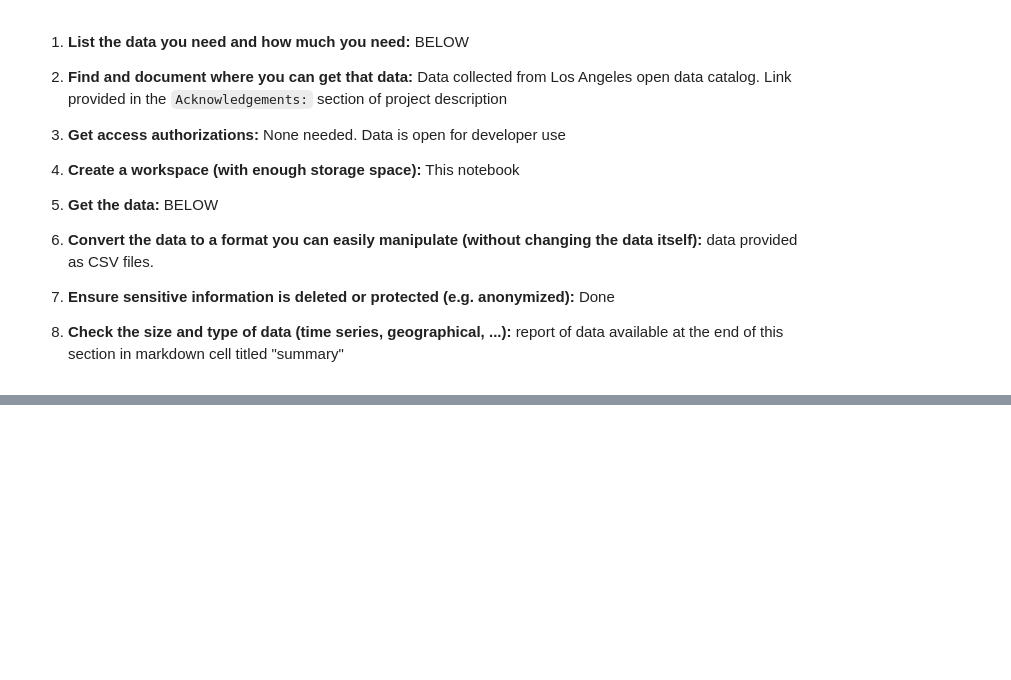
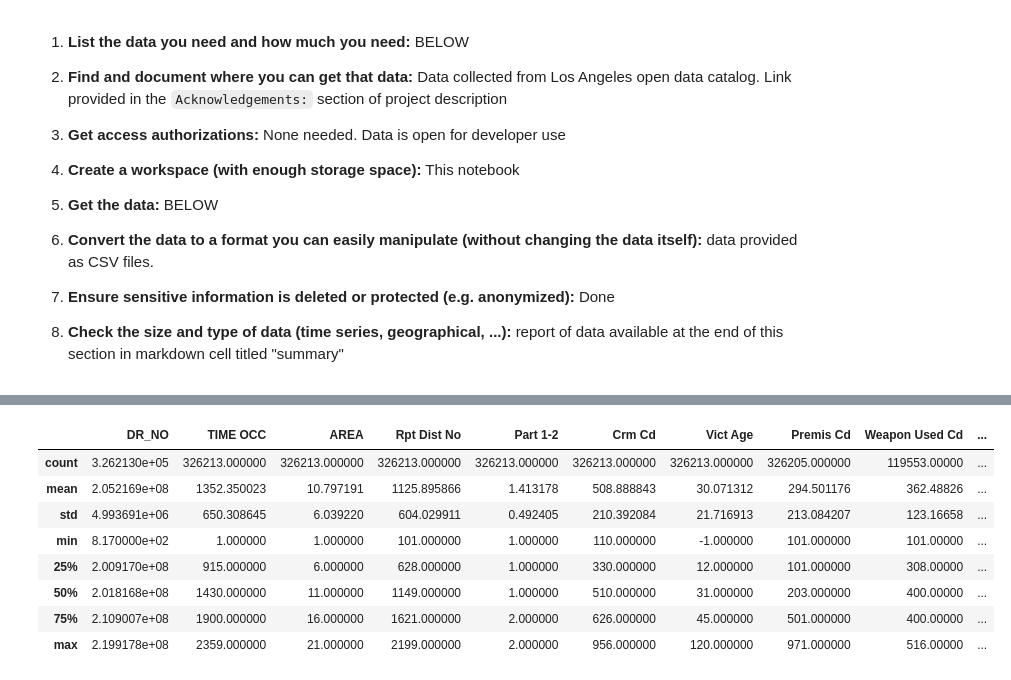
Before and after one commit to cojitamboe15/LACrimeDataML, a Jupyter notebook: LACrimeML.ipynb, the cells around one changed output, grey strips where cells are left out. Saved outputs shown, nothing was run; the diff lists cells and outputs as text; code cells hidden in the pictures; blank space fills up the shorter version.

Commit message:
Worked on getting the data

```diff
--- a/LACrimeML.ipynb
+++ b/LACrimeML.ipynb
@@ -102,0 +104,13 @@ data
+# %%
+# A further look into the features
+data.describe()
+# %% [output]
+|  | DR_NO | TIME OCC | AREA | Rpt Dist No | Part 1-2 | Crm Cd | Vict Age | Premis Cd | Weapon Used Cd | ... |
+| count | 3.262130e+05 | 326213.000000 | 326213.000000 | 326213.000000 | 326213.000000 | 326213.000000 | 326213.000000 | 326205.000000 | 119553.00000 | ... |
+| mean | 2.052169e+08 | 1352.350023 | 10.797191 | 1125.895866 | 1.413178 | 508.888843 | 30.071312 | 294.501176 | 362.48826 | ... |
+| std | 4.993691e+06 | 650.308645 | 6.039220 | 604.029911 | 0.492405 | 210.392084 | 21.716913 | 213.084207 | 123.16658 | ... |
+| min | 8.170000e+02 | 1.000000 | 1.000000 | 101.000000 | 1.000000 | 110.000000 | -1.000000 | 101.000000 | 101.00000 | ... |
+| 25% | 2.009170e+08 | 915.000000 | 6.000000 | 628.000000 | 1.000000 | 330.000000 | 12.000000 | 101.000000 | 308.00000 | ... |
+| 50% | 2.018168e+08 | 1430.000000 | 11.000000 | 1149.000000 | 1.000000 | 510.000000 | 31.000000 | 203.000000 | 400.00000 | ... |
+| 75% | 2.109007e+08 | 1900.000000 | 16.000000 | 1621.000000 | 2.000000 | 626.000000 | 45.000000 | 501.000000 | 400.00000 | ... |
+| max | 2.199178e+08 | 2359.000000 | 21.000000 | 2199.000000 | 2.000000 | 956.000000 | 120.000000 | 971.000000 | 516.00000 | ... |
```
Also changed, not shown: parts of 5 cells of this notebook.
